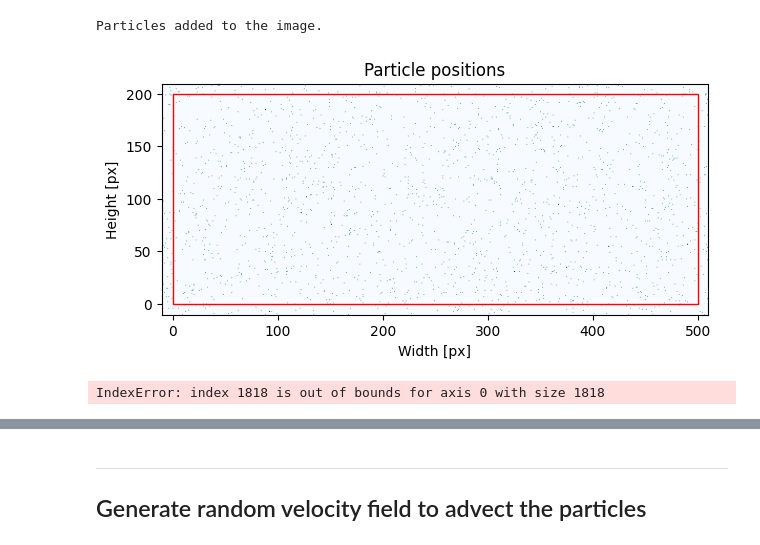
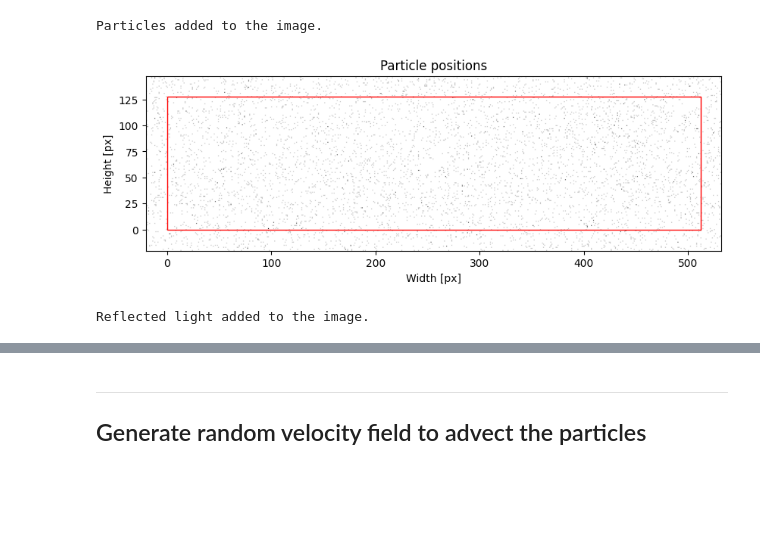
Before and after one commit to kamilazdybal/pykitPIV, a Jupyter notebook: jupyter-notebooks/debugging.ipynb, the cells around one changed output, grey strips where cells are left out. Drawn from its saved outputs; the diff is of its cells as text; code cells hidden in the pictures; blank space fills up the shorter version.

```diff
--- a/jupyter-notebooks/debugging.ipynb
+++ b/jupyter-notebooks/debugging.ipynb
@@ -13,7 +13,7 @@ pandas==2.2.0
 # %%
 from pykitPIV import Particle, FlowField, Image, Motion
 # %%
-image_size = (200,500)
+image_size = (128,512)
 # %% [markdown]
 ***
 
@@ -21,11 +21,11 @@ image_size = (200,500)
 # %%
 particles = Particle(1,
                      size=image_size,
-                     size_buffer=10,
-                     diameters=(6,10),
+                     size_buffer=20,
+                     diameters=(1,4),
                      distances=(1,2),
-                     densities=(0.01,0.02),
+                     densities=(0.08,0.1),
                      signal_to_noise=(5,20),
                      diameter_std=1,
                      seeding_mode='random',
-                     random_seed=100)
+                     random_seed=None)
@@ -54,23 +42,23 @@ Particles added to the image.
 # %%
 image.plot(0,
            with_buffer=True,
            xlabel='Width [px]',
            ylabel='Height [px]',
            title='Particle positions',
-           cmap='Blues',
+           cmap='Greys',
            figsize=(20,3),
            filename='particle-positions.png');
 # %% [output]
-[figure, old version]
+[figure, new version]
 # %%
-image.add_reflected_light(exposures=(0.02,0.8),
+image.add_reflected_light(exposures=(0.01,0.8),
                           maximum_intensity=2**16-1,
                           laser_beam_thickness=1,
                           laser_over_exposure=1,
-                          laser_beam_shape=0.5,
-                          alpha=1/20)
+                          laser_beam_shape=0.85,
+                          alpha=1/8)
 # %% [output]
-IndexError: index 1818 is out of bounds for axis 0 with size 1818
+Reflected light added to the image.
 # %%
 image.plot(0,
            with_buffer=True,
```
Also changed, not shown: parts of 5 cells of this notebook, 2 other files.
